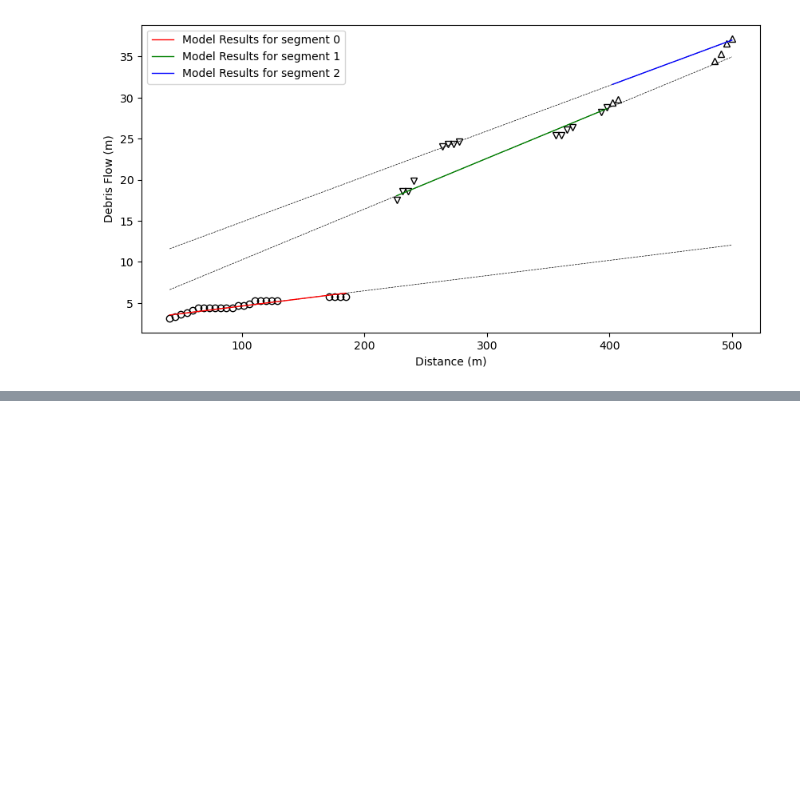
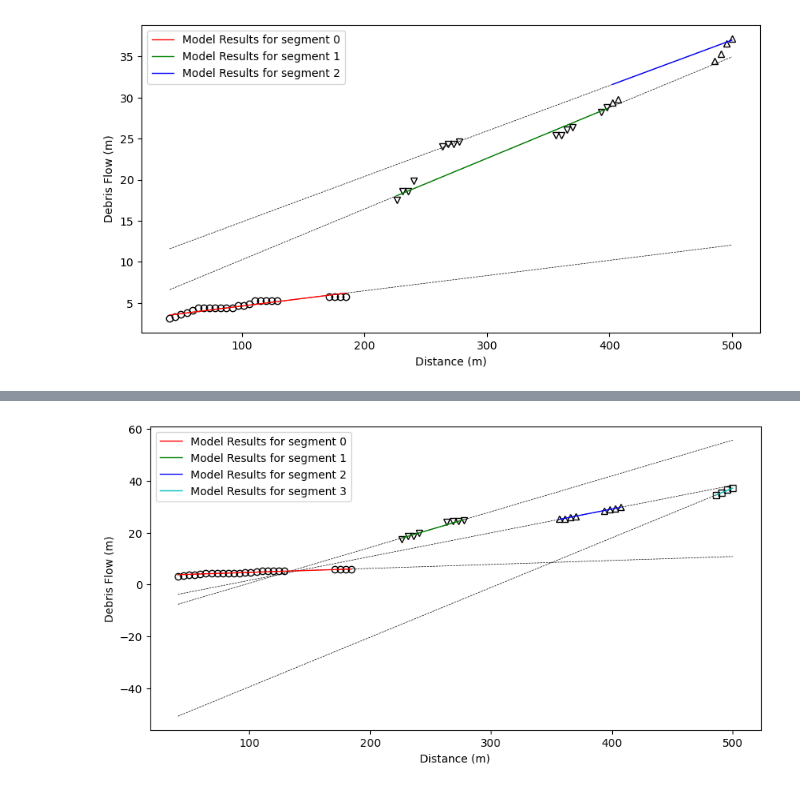
Before and after one commit to maaaryam/bivariate-clustering-regression-milp, a Jupyter notebook: main.ipynb, the cells around one changed output, grey strips where cells are left out. Drawn from its saved outputs; the diff is of its cells as text; code cells hidden in the pictures; blank space fills up the shorter version.

Commit message:
Add model 5
Co-authored-by: Maryam <miryamsadeghi82@gmail.com>

```diff
--- a/main.ipynb
+++ b/main.ipynb
@@ -70,10 +70,10 @@ def plot_model_results(data: np.ndarray, c_res: list, d_res: list, delta_res: li
       for segment in x_segmented.keys():
           plt.plot(x_segmented[segment],y_true_segmented[segment], color='k',linewidth=0, marker=marker_options[segment], markerfacecolor='none')
       for y in y_pred:
-          plt.plot(data[:,0],y, linestyle='--', linewidth=0.5, color='k')
+          plt.plot(data[:,0],y, linestyle='--', linewidth=0.3, color='k')
       # plot the model results
       for segment in x_segmented.keys():
-          plt.plot(x_segmented[segment], y_pred_segmented[segment],color = colors[segment], linestyle='-', linewidth=1,
+          plt.plot(x_segmented[segment], y_pred_segmented[segment],color = colors[segment], linestyle='-', linewidth=1.5,
                   label=f'Model Results for segment {segment}')
 
     plt.xlabel('Distance (m)')
@@ -367,0 +377,74 @@ plot_model_results(data, [pyo.value(model.c[b]) for b in model.B], [pyo.value(mo
+# %%
+# Model 5 P20top section2.3
+model = pyo.ConcreteModel()
+
+SEGMENT_COUNT = 4 # best
+
+# sets
+model.add_component('I', pyo.Set(initialize=range(data.shape[0])))
+model.add_component('B', pyo.Set(initialize=range(SEGMENT_COUNT)))
+
+# define the parameters
+model.add_component('M', pyo.Param(model.I, initialize=M1))
+
+# define the variables
+model.add_component('ksi', pyo.Var(model.I, domain=pyo.NonNegativeReals))
+model.add_component('delta', pyo.Var(model.I, model.B, domain=pyo.Binary))
+model.add_component('c', pyo.Var(model.B, domain=pyo.Reals, bounds=CBOUND))
+model.add_component('d', pyo.Var(model.B, domain=pyo.Reals, bounds=DBOUND))
+
+# define the objective functio
+
+
+def obj_func_rule(model):
+    return sum(model.ksi[i] for i in model.I)
+model.add_component('obj_func', pyo.Objective(rule=obj_func_rule, sense=pyo.minimize))
+
+
+def con1b_rule(model, i, b):
+    return data[i, 1] - (model.c[b] * data[i, 0] + model.d[b]) <= model.ksi[i] + model.M[i] * (1 - model.delta[i, b])
+model.con1b = pyo.Constraint(model.I, model.B, rule=con1b_rule)
+
+
+def con1c_rule(model, i, b):
+    return model.c[b] * data[i, 0] + model.d[b] - data[i, 1] <= model.ksi[i] + model.M[i] * (1 - model.delta[i, b])
+model.con1c = pyo.Constraint(model.I, model.B, rule=con1c_rule)
+
+# cluster constraint
+
+def con1d_rule(model, i):
+    return sum(model.delta[i, b] for b in model.B) == 1
+model.con1d = pyo.Constraint(model.I, rule=con1d_rule)
+
+
+def con2c_rule(model, i, b):
+    if i < (data.shape[0]-1) and b < (SEGMENT_COUNT-1):
+        return model.delta[i+1, b+1] <= model.delta[i, b] + model.delta[i, b+1]
+    else:
+        return pyo.Constraint.Skip
+model.con2c = pyo.Constraint(model.I, model.B, rule=con2c_rule)
+
+
+def con2d_rule(model, i):
+    if i < (data.shape[0]-1):
+        return model.delta[i+1, 0] <= model.delta[i, 0]
+    else:
+        return pyo.Constraint.Skip
+model.con2d = pyo.Constraint(model.I, rule=con2d_rule)
+
+
+def con2e_rule(model, i):
+    if i < (data.shape[0]-1):
+        return model.delta[i, SEGMENT_COUNT-1] <= model.delta[i+1, SEGMENT_COUNT-1]
+    else:
+        return pyo.Constraint.Skip
+model.con2e = pyo.Constraint(model.I, rule=con2e_rule)
+
+# solve the model
+solver = pyo.SolverFactory('glpk')
+results = solver.solve(model)
+
+plot_model_results(data, [pyo.value(model.c[b]) for b in model.B], [pyo.value(model.d[b]) for b in model.B], [
+                   b for b in model.B for i in model.I if pyo.value(model.delta[i, b]) == 1])
+# %% [output]
+[figure, added]
```
Also changed, not shown: parts of 1 cell of this notebook.
